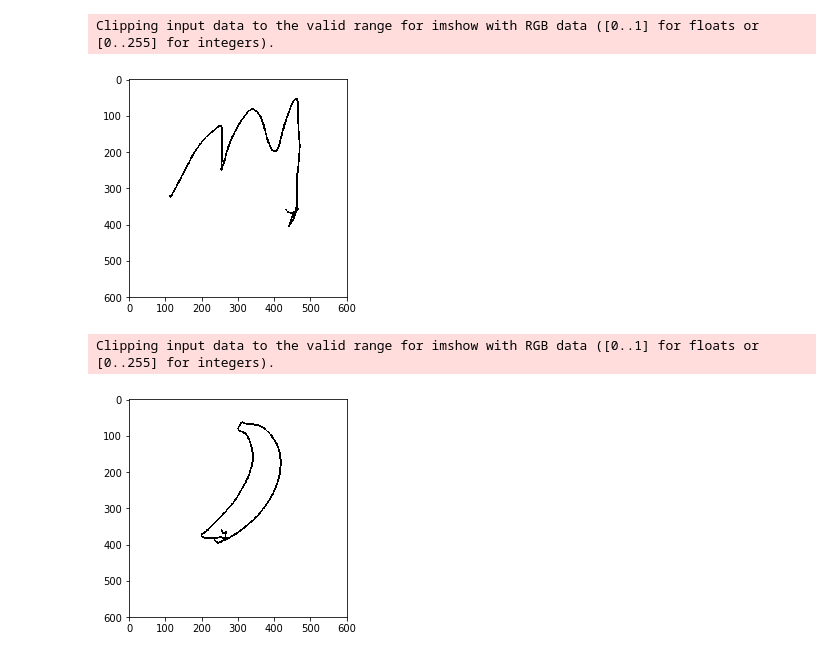
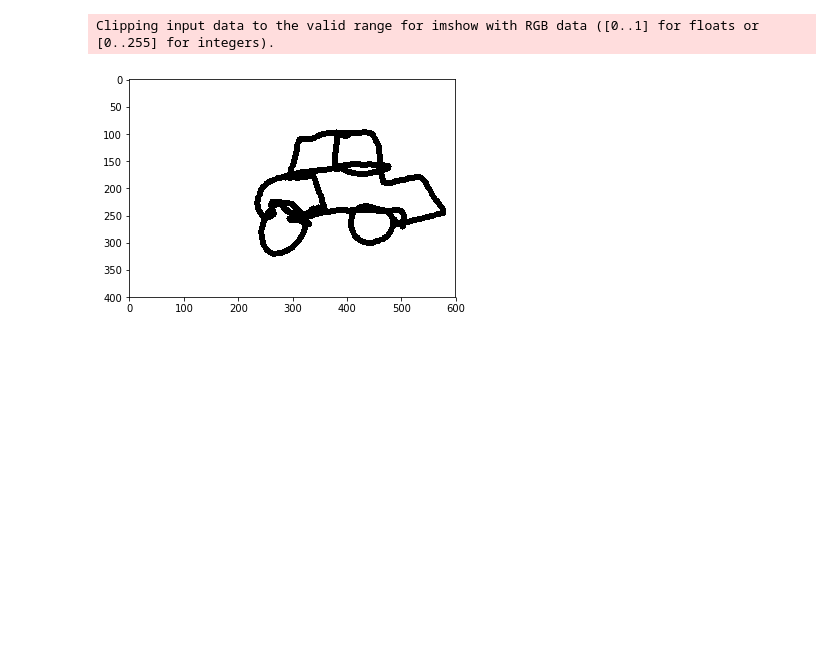
Before and after one commit to abhichacko/Quickdraw, a Jupyter notebook: quickdrawapplication.ipynb, the cells around one changed output. Saved outputs shown, nothing was run; the diff lists cells and outputs as text; code cells hidden in the pictures; blank space fills up the shorter version.

```diff
--- a/quickdrawapplication.ipynb
+++ b/quickdrawapplication.ipynb
@@ -243,7 +286,7 @@ kernel = np.ones((5, 5), np.uint8)
 points = deque(maxlen=512)
 
 # Setup the Paint interface
-paintWindow = np.zeros((600,600,3)) + 255 #paint window
+paintWindow = np.zeros((400,600,3)) + 255 #paint window
 
 # cv2.imshow(i,paintWindow)
 
@@ -290,37 +333,35 @@ while True:
         #finding the center of the circle
         center = (int(M['m10'] / M['m00']), int(M['m01'] / M['m00']))
     points.appendleft(center)
     # Append the next deque when no contours are detected (i.e., bottle cap reversed,blue not detected
     for i in range(1,len(points)):
         if points[i-1] is None or points[i] is None:
             continue
         cv2.line(frame, points[i - 1], points[i], (255, 0, 0), 2)
-        cv2.line(paintWindow, points[i - 1], points[i], (0, 0, 0), 3)
+        cv2.line(paintWindow, points[i - 1], points[i], (0, 0, 0), 10)
 
 
     # Show the frame and the paintWindow image
     cv2.imshow("Tracking_frame", frame)
     cv2.imshow("PaintWindow", paintWindow)
 
     if key & 0xFF == ord('r'):
         points = deque(maxlen=512)
         paintWindow[:,:,:] = 255
     if key & 0xFF == ord('c'):
             plt.imshow(paintWindow)
             plt.show()
             cv2.imwrite(str(x)+".jpg",paintWindow)
 	# If the 'q' key is pressed, stop the loop
     if key == 27:
         break
 
 # Cleanup the camera and close any open windows
 camera.release()
 cv2.destroyAllWindows()
 # %% [output]
 Clipping input data to the valid range for imshow with RGB data ([0..1] for floats or [0..255] for integers).
-[figure, old version]
+[figure, new version]
-Clipping input data to the valid range for imshow with RGB data ([0..1] for floats or [0..255] for integers).
-[figure, removed]
 # %%
 import cv2
 from keras.models import load_model
```
Also changed, not shown: parts of 6 cells of this notebook.
